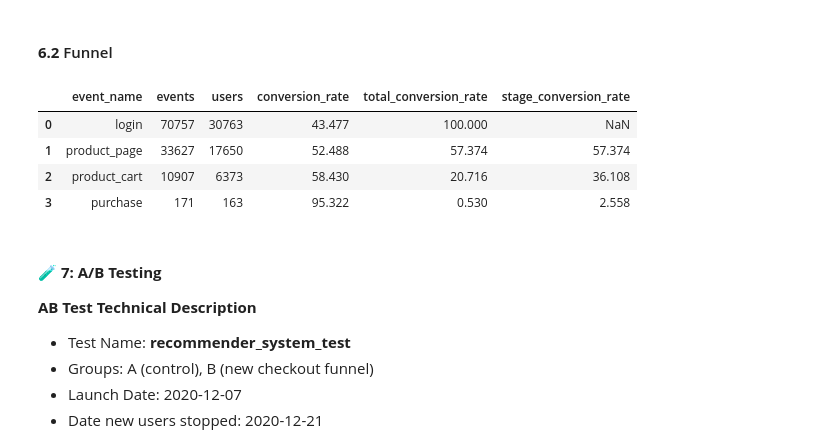
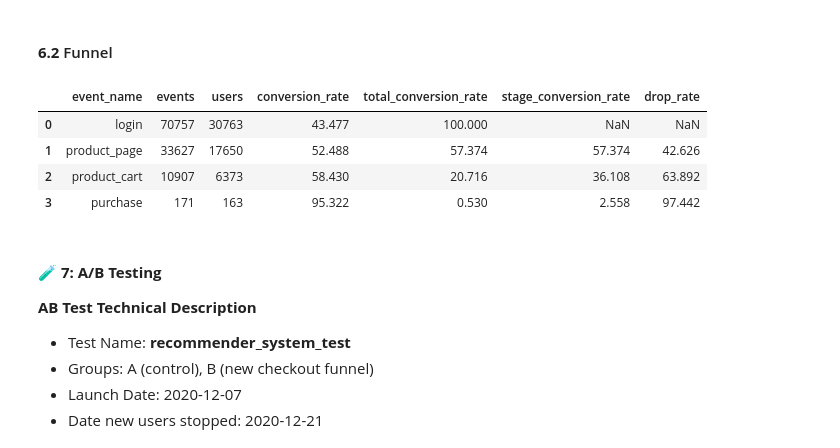
Before and after one commit to LuisPastranaLemus/P-20251014_Tripleten_FinalProject, a Jupyter notebook: notebooks/00-2_AB_test_guided_analysis_foundations.ipynb, the cells around one changed output. Drawn from its saved outputs; the diff is of its cells as text; code cells hidden in the pictures.

```diff
--- a/notebooks/00-2_AB_test_guided_analysis_foundations.ipynb
+++ b/notebooks/00-2_AB_test_guided_analysis_foundations.ipynb
@@ -912,16 +916,17 @@ df_users
 # %%
 # Get conversions rate
 df_funnel = df_users.groupby('event_name', observed=True).agg(events=('event_name', 'count'), users=('user_id', 'nunique')).sort_values(by='users', ascending=False).reset_index()
 df_funnel['conversion_rate'] = ((df_funnel['users'] / df_funnel['events']) * 100).round(3)
 df_funnel['total_conversion_rate'] = ((df_funnel['users'] / df_funnel.loc[0, 'users']) * 100).round(3)
 df_funnel['stage_conversion_rate'] = ((df_funnel['users'] / df_funnel['users'].shift(1)) * 100).round(3)
+df_funnel['drop_rate'] = (100 - df_funnel['stage_conversion_rate']).round(3)
 df_funnel
 # %% [output]
-|  | event_name | events | users | conversion_rate | total_conversion_rate | stage_conversion_rate |
-| 0 | login | 70757 | 30763 | 43.477 | 100.000 | NaN |
-| 1 | product_page | 33627 | 17650 | 52.488 | 57.374 | 57.374 |
-| 2 | product_cart | 10907 | 6373 | 58.430 | 20.716 | 36.108 |
-| 3 | purchase | 171 | 163 | 95.322 | 0.530 | 2.558 |
+|  | event_name | events | users | conversion_rate | total_conversion_rate | stage_conversion_rate | drop_rate |
+| 0 | login | 70757 | 30763 | 43.477 | 100.000 | NaN | NaN |
+| 1 | product_page | 33627 | 17650 | 52.488 | 57.374 | 57.374 | 42.626 |
+| 2 | product_cart | 10907 | 6373 | 58.430 | 20.716 | 36.108 | 63.892 |
+| 3 | purchase | 171 | 163 | 95.322 | 0.530 | 2.558 | 97.442 |
 # %%
 plot_horizontal_bar_plotpx(df_funnel, x='users', y='event_name', title='Pre-Test Conversion Funnel', xlabel='Users', ylabel='Events', sort=True)
 # %%
```
Also changed, not shown: parts of 56 cells of this notebook, 1 other file.
